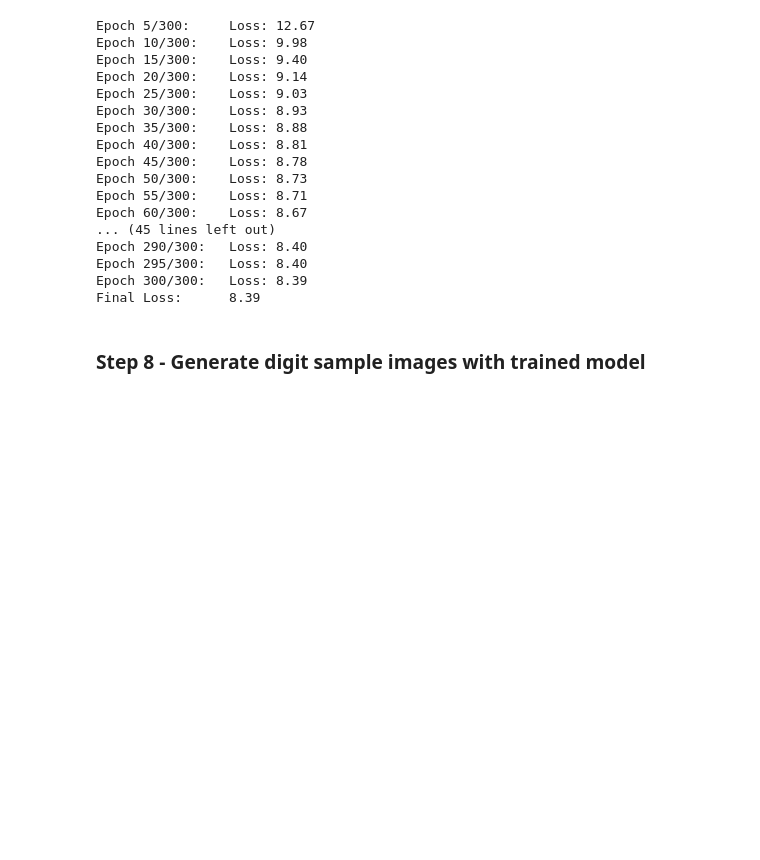
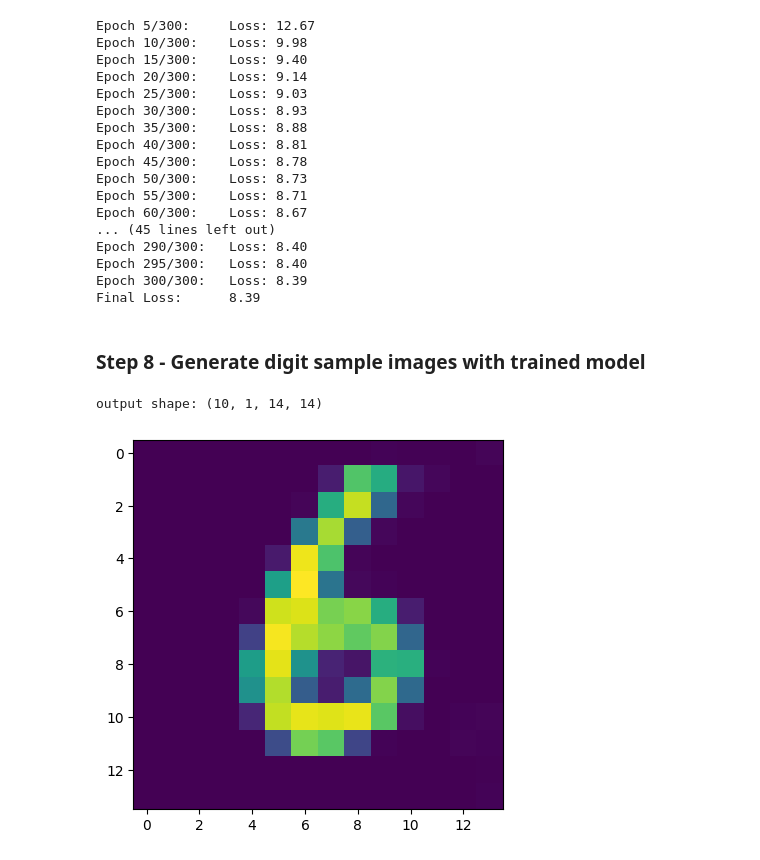
Before and after one commit to kohlgjh/PHYS449, a Jupyter notebook: Assignment 5/notebooks/A5_testing2.ipynb, the cells around one changed output. Drawn from its saved outputs; the diff is of its cells as text; code cells hidden in the pictures; blank space fills up the shorter version.

```diff
--- a/Assignment 5/notebooks/A5_testing2.ipynb
+++ b/Assignment 5/notebooks/A5_testing2.ipynb
@@ -251,3 +251,12 @@ Epoch 300/300:   Loss: 8.39
 Final Loss:      8.39
 # %% [markdown]
 ### Step 8 - Generate digit sample images with trained model
+# %%
+output = vae_model.forward(input[0:10])
+output_np = output.detach().cpu().numpy()
+print("output shape:", output_np.shape)
+plt.imshow(output_np[7][0])
+plt.show()
+# %% [output]
+output shape: (10, 1, 14, 14)
+[figure, added]
```
Also changed, not shown: parts of 2 cells of this notebook.
